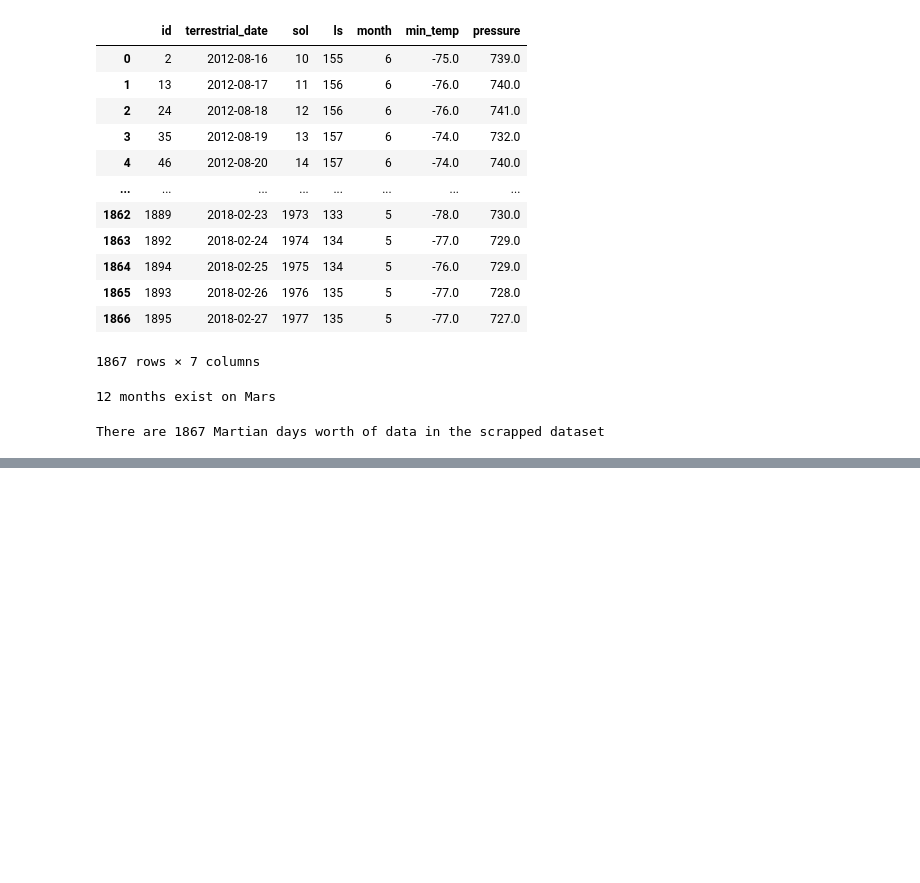
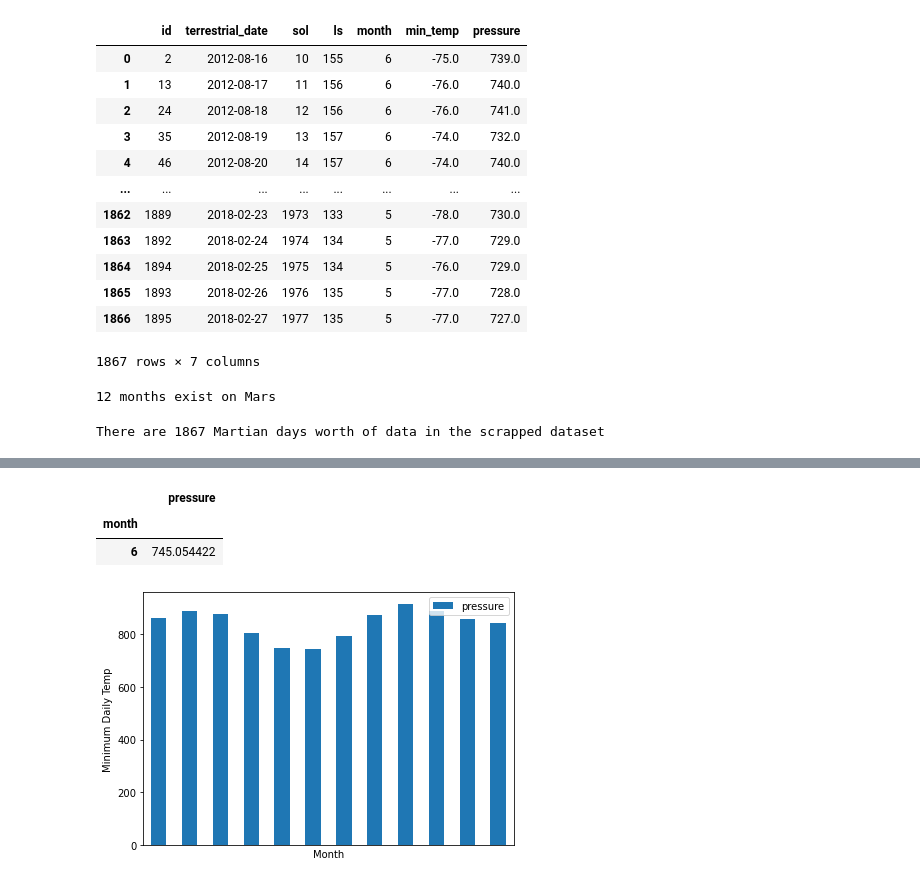
Before and after one commit to xilo94/mars_data_challenge_part_1.ipynb, a Jupyter notebook: mars_data_challenge_part_2.ipynb, the cells around one changed output, grey strips where cells are left out. Cells and saved outputs as stored; diff of their text form; code cells hidden in the pictures; blank space fills up the shorter version.

```diff
--- a/mars_data_challenge_part_2.ipynb
+++ b/mars_data_challenge_part_2.ipynb
@@ -110,3 +157,9 @@ mean_round
 # Answer the following question: Which months have the lowest and the highest atmospheric pressure on Mars?
 # Get the answer by averaging the daily atmospheric pressure of all the months.
 # Plot the results as a bar chart.
+
+pressure_month = df.groupby('month')
+pressure = pressure_month[['pressure']].mean()
+
+pressure_month
+pressure
@@ -113,3 +181,20 @@ mean_round
+# %%
+#Find the lowest atmospheric pressure
+low_pressure = pressure[pressure['pressure'] == pressure['pressure'].min()]
+low_pressure
+# %% [output]
+|  | pressure |
+| month |  |
+| 6 | 745.054422 |
+# %%
+pressure.plot(kind='bar')
+plt.ylabel('Minimum Daily Temp')
+plt.xlabel('Month')
+plt.xticks([])
+plt.tight_layout()
+plt.show()
+# %% [output]
+[figure, added]
 # %%
 # Answer the following question: About how many terrestrial (Earth) days exist in a Martian year?
 # That is, in the time that Mars circles the Sun once, how many days elapse on Earth?
```
Also changed, not shown: parts of 8 cells of this notebook, 3 other files.
